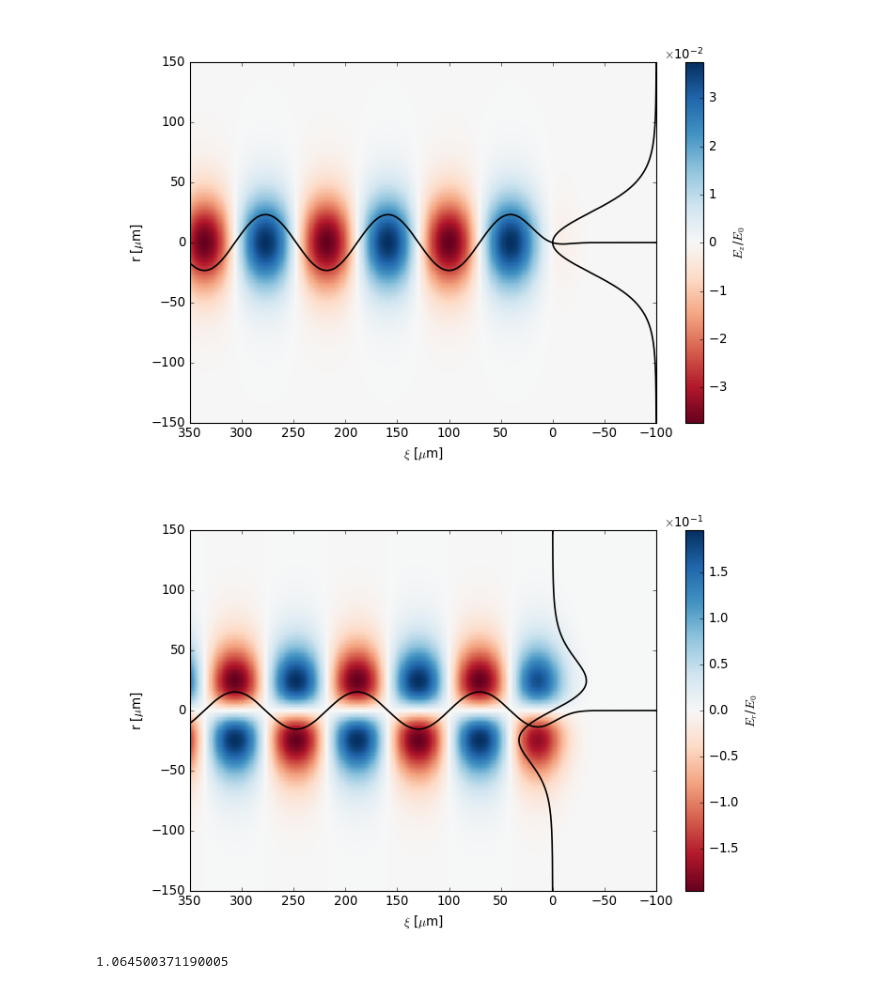
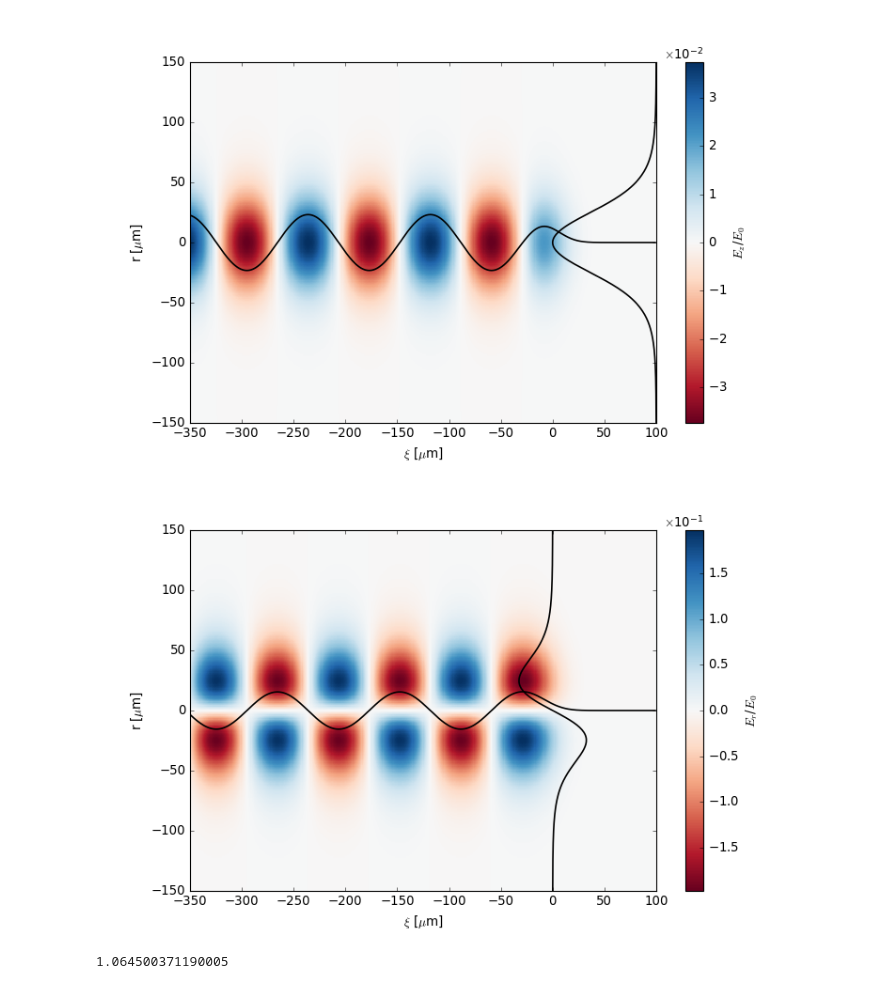
Before and after one commit to MaxVarverakis/PositronPWFA, a Jupyter notebook: linearWF_analysis.ipynb, the cells around one changed output. Saved outputs shown, nothing was run; the diff lists cells and outputs as text; code cells hidden in the pictures.

```diff
--- a/linearWF_analysis.ipynb
+++ b/linearWF_analysis.ipynb
@@ -54,8 +54,11 @@ def GeV2P(pG: float) -> float:
 
     return pG / (constants.m_e * constants.c)
 
+def nb(Nb: float, dr:float, dz:float) -> float:
+    return Nb /((2 * np.pi)**1.5 * dr**2 * dz) # m^-3
+
 def skinDepth(ne = 1e17):
-    '''
+    """
     Calculates plasma skin depth based off plasma electron density
 
     Parameters
@@ -67,7 +70,7 @@ def skinDepth(ne = 1e17):
     -------
     kp_inv : float
         plasma skin depth in m
-    '''
+    """
 
     # if unit == 'SI':
     wp = 1e-3 * np.sqrt((ne * constants.e**2) / (constants.epsilon_0 * constants.m_e)) # SI
@@ -121,15 +124,16 @@ def g1(r0: float, r: np.ndarray, n0: float) -> np.ndarray:
 def longitudinal(xi: np.ndarray, dz: float, Nb: float, n0: float, sin: bool) -> np.ndarray:
     kp = skinDepth(n0) ** -1 # m^-1
 
-    z = Nb * gaussian(xi, dz) # m^-1
+    # z = Nb * gaussian(xi, dz) # m^-1
 
     if sin:
-        W_z = -kp * np.sin(kp * xi) # m^-1
+        # W_z = -kp * np.sin(kp * xi) # m^-1
+        Xi = np.array([quad(lambda Z: -kp * Nb * gaussian(Z, dz) * np.sin(kp * (z - Z)), z, 1e-2)[0] for z in xi]) # m^-1
     else:
-        W_z = -kp * np.cos(kp * xi) # m^-1
+        # W_z = -kp * np.cos(kp * xi) # m^-1
+        Xi = -np.array([quad(lambda Z: -kp * Nb * gaussian(Z, dz) * np.cos(kp * (z - Z)), z, 1e-2)[0] for z in xi]) # m^-1 EXTRA MINUS SIGN NEEDS TO BE ADDRESSED
 
-
-    Xi = 1e-6 * np.convolve(z, W_z)[:len(xi)] # m^-1 (assuming integration measure is in microns)
+    # Xi = 1e-6 * np.convolve(z, W_z)[:len(xi)] # m^-1 (assuming integration measure is in microns)
 
     return Xi
 
@@ -144,15 +148,18 @@ def makefield(xi, r):
 
     return F
 
-def n1(r: np.ndarray, dr: float, xi: np.ndarray, dz: float, Nb: float, n0: float) -> np.ndarray:
-    '''
+def n1(r: np.ndarray, dr: float, xi: np.ndarray, dz: float, Nb: float, n0: float, gauss = True) -> np.ndarray:
+    """
     Parameters
     ----------
     n0 : float
         plasma electron density (in cm^-3)
-    '''
+    """
 
-    R = gaussianR(r, dr) # m^-2
+    if gauss:
+        R = gaussianR(r, dr) # m^-2
+    else:
+        R = 1 / (2 * np.pi * dr**2) * np.heaviside(dr - abs(r), 1.) # m^-2
 
     Xi = longitudinal(xi, dz, Nb, n0, sin = True) # m^-1
 
@@ -161,12 +168,12 @@ def n1(r: np.ndarray, dr: float, xi: np.ndarray, dz: float, Nb: float, n0: float
     return Xi, R, n_1 / (1e6 * n0)
 
 def Ez(r: np.ndarray, dr: float, xi: np.ndarray, dz: float, Nb: float, n0: float, gauss = True, eV = False) -> np.ndarray:
-    '''
+    """
     Parameters
     ----------
     eV : bool
         whether to output Ez in GeV/m (True) or V/m (False).  Defaults to False.
-    '''
+    """
     kp = skinDepth(n0) ** -1 # m^-1
 
     Xi = longitudinal(xi, dz, Nb, n0, sin = False) # m^-1
@@ -238,7 +245,8 @@ def Er(r: np.ndarray, dr: float, xi: np.ndarray, dz: float, Nb: float, n0: float
 # %%
 # DOMAIN
 res = 1e-6 # m
-rmin, rmax, ximin, ximax = -150e-6, 150e-6, -100e-6, 350e-6 # m
+# rmin, rmax, ximin, ximax = -150e-6, 150e-6, -100e-6, 350e-6 # m
+rmin, rmax, ximin, ximax = -150e-6, 150e-6, -350e-6, 100e-6 # m
 r, xi = np.arange(rmin, rmax, res), np.arange(ximin, ximax, res)
 
 # print(r.shape, xi.shape)
@@ -305,14 +319,14 @@ if coord == 'kp':
 else:
     if analytical:
         img = plt.pcolormesh(1e6 * xi, 1e6 * r, E_zR, cmap = 'RdBu') # , vmin = -1e4, vmax = 1e4)
-        plt.plot(1e2 * max(zR)**-1 * zR - 100, 1e6 * r, 'k', linewidth = 1.5)
+        plt.plot(-1e2 * max(zR)**-1 * zR + 100, 1e6 * r, 'k', linewidth = 1.5)
     else:
         img = plt.pcolormesh(1e6 * xi, 1e6 * r, E_z, cmap = 'RdBu')
-        plt.plot(1e2 * max(R)**-1 * R - 100, 1e6 * r, 'k', linewidth = 1.5)
+        plt.plot(-1e2 * max(R)**-1 * R + 100, 1e6 * r, 'k', linewidth = 1.5)
 
     plt.plot(1e6 * xi, 1.5e-12 * Xi, 'k', linewidth = 1.5)
 
-    plt.xlim(1e6 * ximax, 1e6 * ximin)
+    plt.xlim(1e6 * ximin, 1e6 * ximax)
     plt.ylim(1e6 * rmin, 1e6 * rmax)
     plt.xlabel(r'$\xi$ [$\mu$m]')
     plt.ylabel(r'r [$\mu$m]')
@@ -328,34 +342,36 @@ else:
 
 plt.show()
 # %% [output]
-[figure, old version]
+[figure, new version]
 # %%
 GeV = False
 Xi, R, E_r = Er(r, dr, xi, dz, Nb, n0, gauss = True, eV = GeV)
 
 plt.close()
 plt.figure(6, figsize = (10, 6), facecolor = 'w')
 img = plt.pcolormesh(1e6 * xi, 1e6 * r, E_r, cmap = 'RdBu') #, vmin = -1e-3, vmax = 1e-3) # why did we need to multiply by 1e-5?  Where did it come from?
-plt.xlim(1e6 * ximax, 1e6 * ximin)
+
+plt.xlim(1e6 * ximin, 1e6 * ximax)
+# plt.xlim(1e6 * ximax, 1e6 * ximin)
 plt.ylim(1e6 * rmin, 1e6 * rmax)
 plt.xlabel(r'$\xi$ [$\mu$m]')
 plt.ylabel(r'r [$\mu$m]')
 
 plt.plot(1e6 * xi, 1e-12 * Xi, 'k', linewidth = 1.5)
 plt.plot(.325e2 * max(R)**-1 * R, 1e6 * r, 'k', linewidth = 1.5)
 
 cb = plt.colorbar(img)
 cb.formatter.set_powerlimits((0, 0))
 cb.formatter.set_useMathText(True)
 
 if GeV:
     cb.set_label(r'$E_r$ [GeV$\cdot$m$^{-1}$]')
 else:
     cb.set_label(r'$E_r$/$E_0$')
 
 plt.show()
 # %% [output]
-[figure, old version]
+[figure, new version]
 # %%
 kp = skinDepth(n0) ** -1 # µm^-1
 
```
Also changed, not shown: parts of 7 cells of this notebook, 2 other files.
